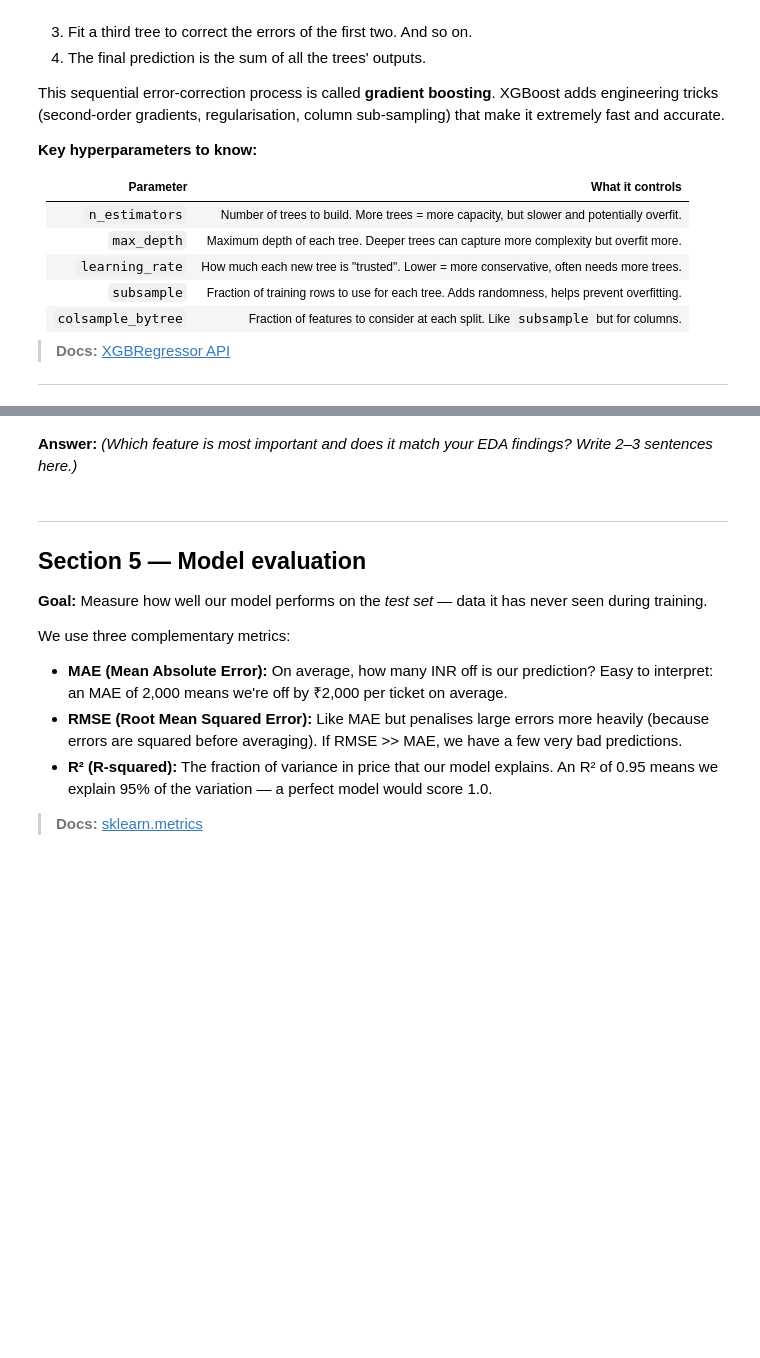
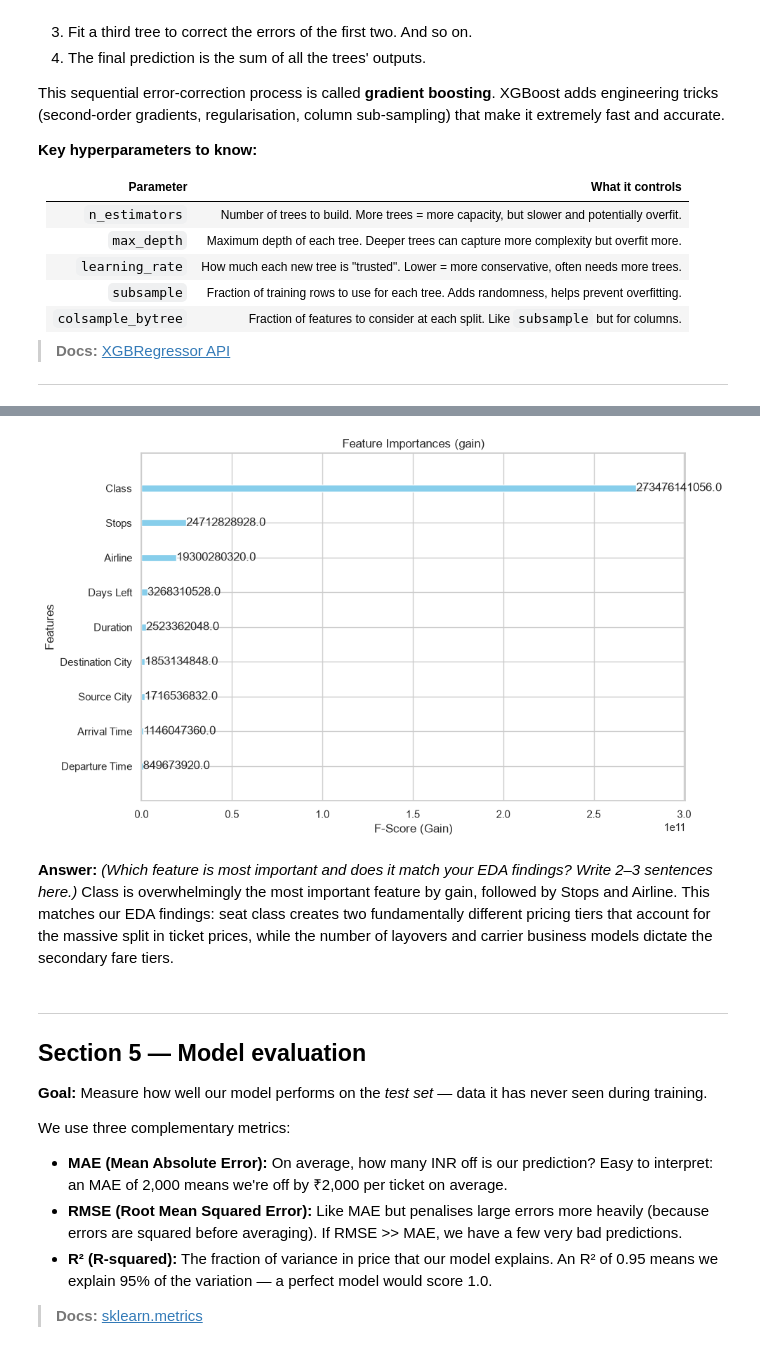
Before and after one commit to TAMU-Aggie-Data-Science-Club/fall2026-american-airlines, a Jupyter notebook: deliverable1/flight_price_prediction.ipynb, the cells around one changed output, grey strips where cells are left out. Saved outputs shown, nothing was run; the diff lists cells and outputs as text; code cells hidden in the pictures; blank space fills up the shorter version.

```diff
--- a/deliverable1/flight_price_prediction.ipynb
+++ b/deliverable1/flight_price_prediction.ipynb
@@ -430,16 +573,27 @@ print('Model trained!')
 # %%
 # Feature importance: XGBoost tracks how often each feature was used in a split
 # and how much each split reduced the prediction error.
 # 'gain' (the default) measures the average improvement in accuracy each feature provides.
 
 # TODO: Plot the feature importances using xgb.plot_importance(model).
 # Set importance_type='gain' to use the 'gain' metric.
 # Add a title: 'Feature Importances (gain)'
 #
 # Which feature is most important? Does that match your intuition from the EDA?
 # Write your answer in the markdown cell below.
+
+fig, ax = plt.subplots(figsize=(10, 6))
+xgb.plot_importance(model, importance_type='gain', ax=ax, grid=True, color='skyblue')
+plt.title('Feature Importances (gain)')
+plt.xlabel('F-Score (Gain)')
+plt.ylabel('Features')
+plt.tight_layout()
+plt.show()
+# %% [output]
+[figure, added]
 # %% [markdown]
 **Answer:** *(Which feature is most important and does it match your EDA findings? Write 2–3 sentences here.)*
+Class is overwhelmingly the most important feature by gain, followed by Stops and Airline. This matches our EDA findings: seat class creates two fundamentally different pricing tiers that account for the massive split in ticket prices, while the number of layovers and carrier business models dictate the secondary fare tiers.
 # %% [markdown]
 ---
 ## Section 5 — Model evaluation
```
Also changed, not shown: parts of 20 cells of this notebook.
